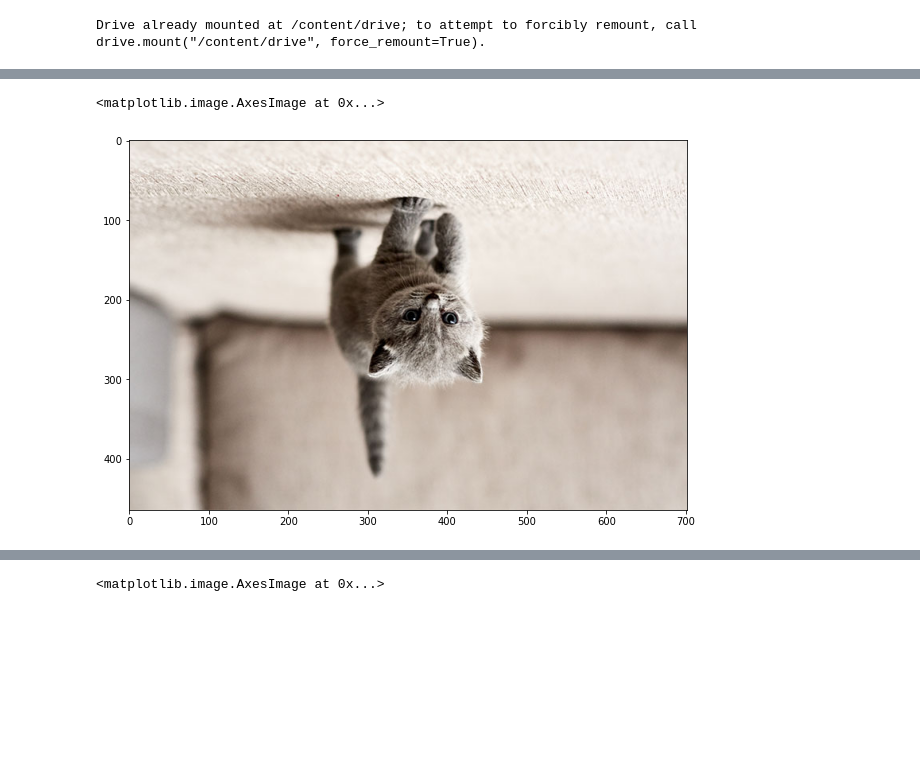
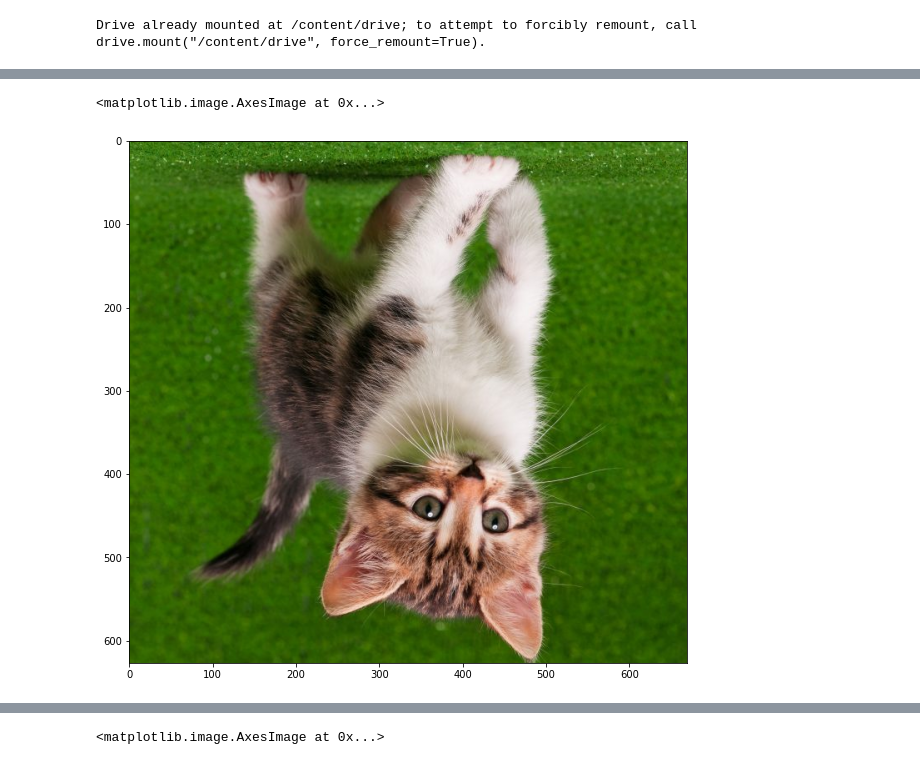
Before and after one commit to Zwarzen/PCVK_Genap_2022, a Jupyter notebook: week2.ipynb, the cells around one changed output, grey strips where cells are left out. Cells and saved outputs as stored; diff of their text form; code cells hidden in the pictures; blank space fills up the shorter version.

```diff
--- a/week2.ipynb
+++ b/week2.ipynb
@@ -18,7 +18,7 @@ from google.colab.patches import cv2_imshow
 from skimage import io
 import matplotlib.pyplot as plt
 import numpy as np
-img = cv.imread('/content/drive/MyDrive/PCVK_MM/Images/kitten01.jpg')
-plt.imshow(img)
+risang = cv.imread('/content/drive/MyDrive/PCVK_MM/Images/Images/kitten01.jpg')
+plt.imshow(risang)
 # %% [output]
 <matplotlib.image.AxesImage at 0x...>
@@ -55,13 +56,13 @@ plt.imshow(img4)
 # %%
-img5 = cv.flip(cv.cvtColor(img,cv.COLOR_BGR2RGB),0)
+risang5 = cv.flip(cv.cvtColor(risang,cv.COLOR_BGR2RGB),0) # var 0 diganti 1 akan flip gambar
 
 # Simpan File Image
 # cv.imwrite('/content/drive/MyDrive/PCVK_MM/Images/mandrill2.tiff',img5)
 
 # tampilkan plot dengan ukuran canvas yang lebih besar
 fig = plt.figure(figsize=(10,10))   # ubah-ubah ukuran (10,10) sesuai kebutuhan
-ax = fig.add_subplot(111)
-ax.imshow(img5)
+ax = fig.add_subplot(111)       # jika 111 diubah akan error
+ax.imshow(risang5)
 # %% [output]
 <matplotlib.image.AxesImage at 0x...>
-[figure, old version]
+[figure, new version]
```
Also changed, not shown: parts of 25 cells of this notebook.
